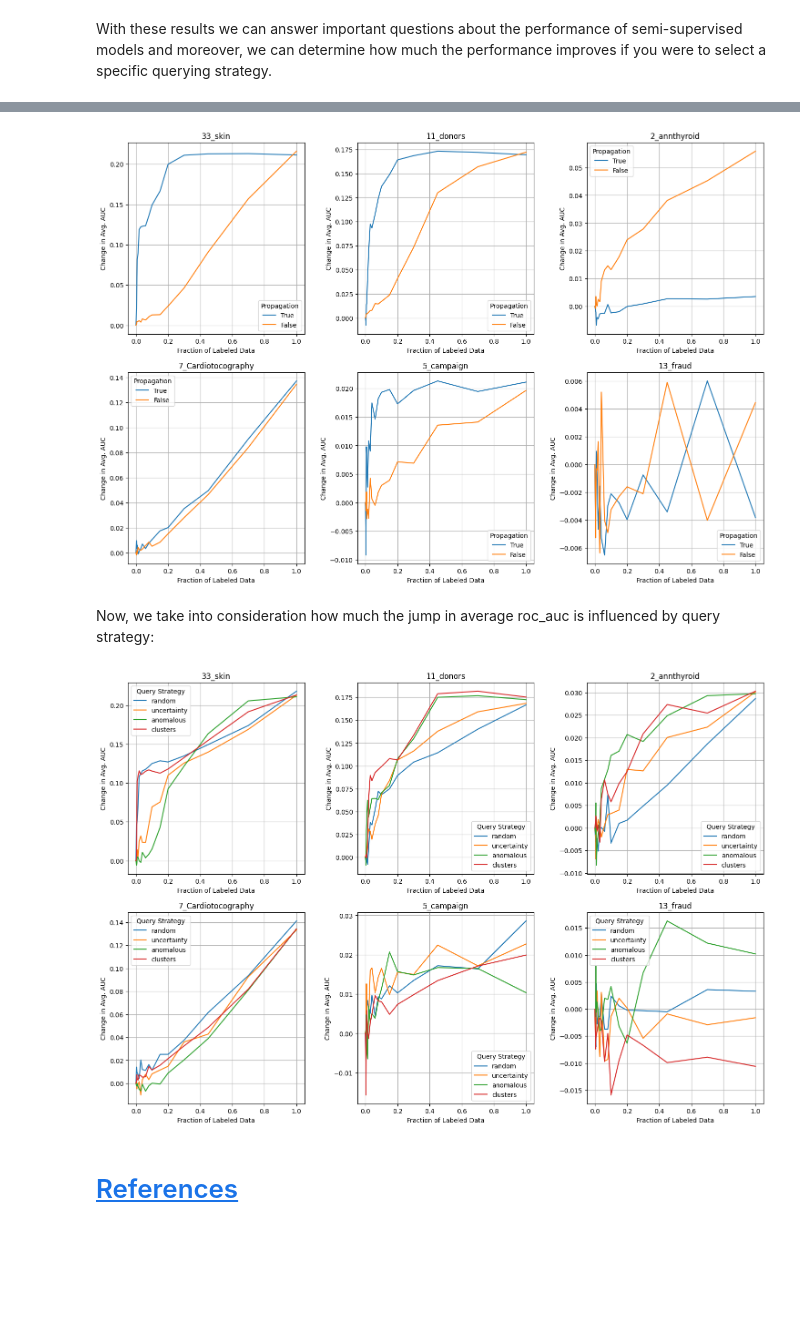
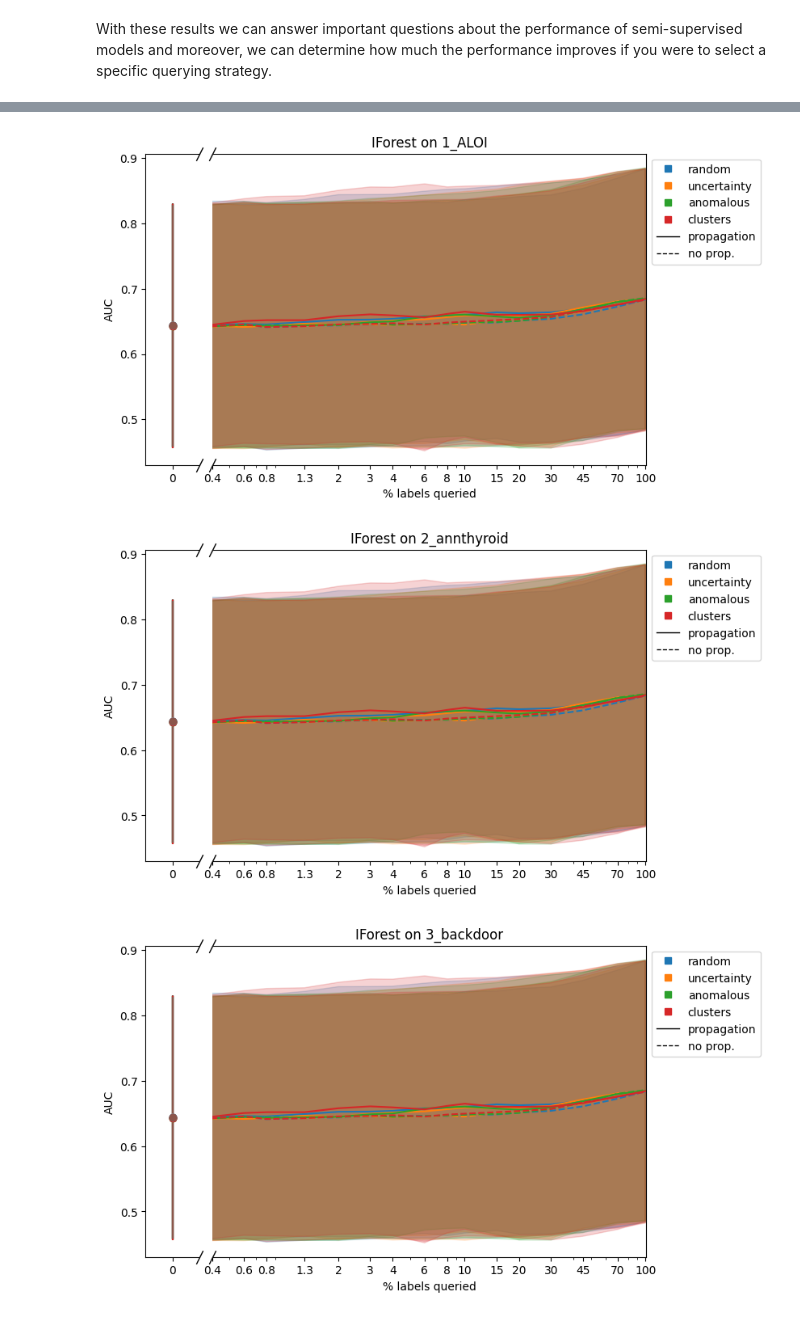
Before and after one commit to Vinylango25/Active-Semi-Supervised-Learning-SSALAD-Project-, a Jupyter notebook: jupyter/SSALAD_Paper.ipynb, the cells around one changed output, grey strips where cells are left out. Saved outputs shown, nothing was run; the diff lists cells and outputs as text; code cells hidden in the pictures; blank space fills up the shorter version.

Commit message:
SSALAD Paper v0.5

```diff
--- a/jupyter/SSALAD_Paper.ipynb
+++ b/jupyter/SSALAD_Paper.ipynb
@@ -470,12 +91,0 @@ The plot below shows how the increase in average roc_auc is influenced by an inc
-# %%
-plot_roc_auc_change_by_propagation(results)
-# %% [output]
-[figure, removed]
-# %% [markdown]
-Now, we take into consideration how much the jump in average roc_auc is influenced by query strategy:
-# %%
-plot_roc_auc_change_by_query_strategy(results)
-# %% [output]
-[figure, removed]
-# %% [markdown]
-# <a id='toc4_'></a>[References](#toc0_)
@@ -481,0 +140,9 @@ plot_roc_auc_change_by_query_strategy(results)
+# %%
+import warnings
+warnings.filterwarnings('ignore')
+for dataset in datasets:
+  plot_ssalad_results(results,dataset,"IForest")
+# %% [output]
+[figure, added]
+[figure, added]
+[figure, added]
```
Also changed, not shown: parts of 49 cells of this notebook, 1 other file.
